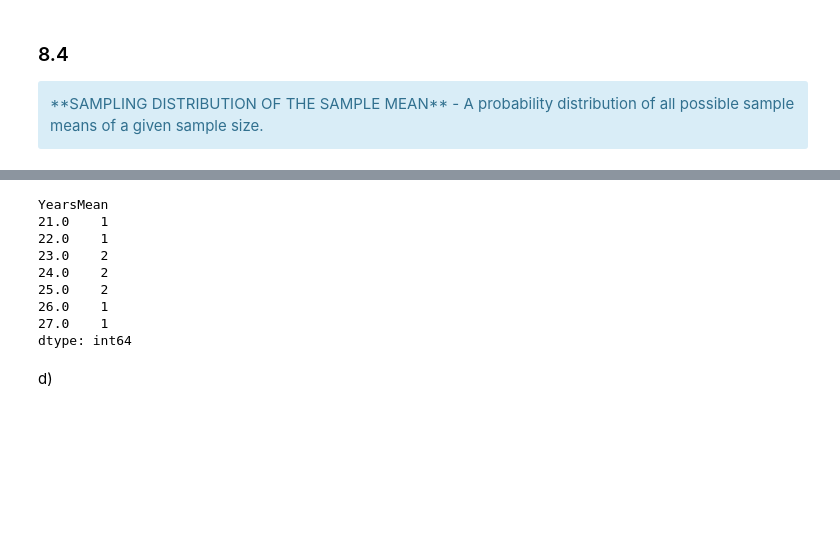
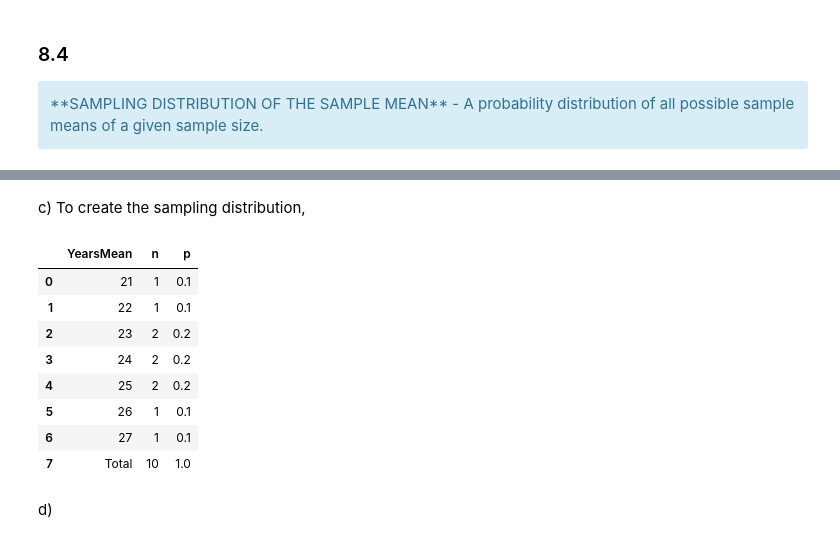
Before and after one commit to bryanblackbee/ds-learning-journey, a Jupyter notebook: jupyter_notebook/topics/statistical-techniques-business-economics/chap-8-notes.ipynb, the cells around one changed output, grey strips where cells are left out. Saved outputs shown, nothing was run; the diff lists cells and outputs as text; code cells hidden in the pictures; blank space fills up the shorter version.

```diff
--- a/jupyter_notebook/topics/statistical-techniques-business-economics/chap-8-notes.ipynb
+++ b/jupyter_notebook/topics/statistical-techniques-business-economics/chap-8-notes.ipynb
@@ -109,16 +139,20 @@ c)
-# %%
-s_mean_count = s_df.groupby(['YearsMean']).size()
-print(s_mean_count)
-# %% [output]
-YearsMean
-21.0    1
-22.0    1
-23.0    2
-24.0    2
-25.0    2
-26.0    1
-27.0    1
-dtype: int64
+# %% [markdown]
+c) To create the sampling distribution,
+# %%
+s_mean_count = s_df.groupby(['YearsMean']).size().reset_index(name='n')
+s_mean_count['p'] = s_mean_count['n']/s_mean_count['n'].sum()
+s_mean_count.loc[7] = ['Total',s_mean_count['n'].sum(),s_mean_count['p'].sum()]
+display(s_mean_count)
+# %% [output]
+|  | YearsMean | n | p |
+| 0 | 21 | 1 | 0.1 |
+| 1 | 22 | 1 | 0.1 |
+| 2 | 23 | 2 | 0.2 |
+| 3 | 24 | 2 | 0.2 |
+| 4 | 25 | 2 | 0.2 |
+| 5 | 26 | 1 | 0.1 |
+| 6 | 27 | 1 | 0.1 |
+| 7 | Total | 10 | 1.0 |
 # %% [markdown]
 d)
 # %%
```
Also changed, not shown: parts of 32 cells of this notebook, 1 other file.
